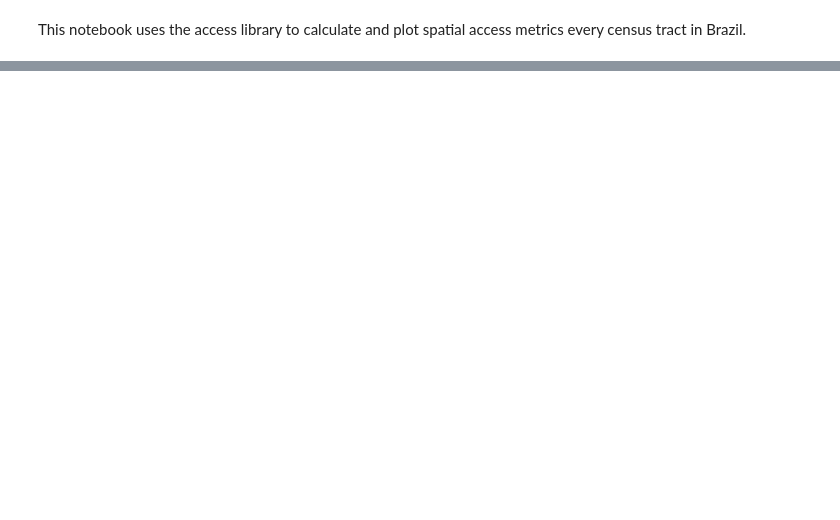
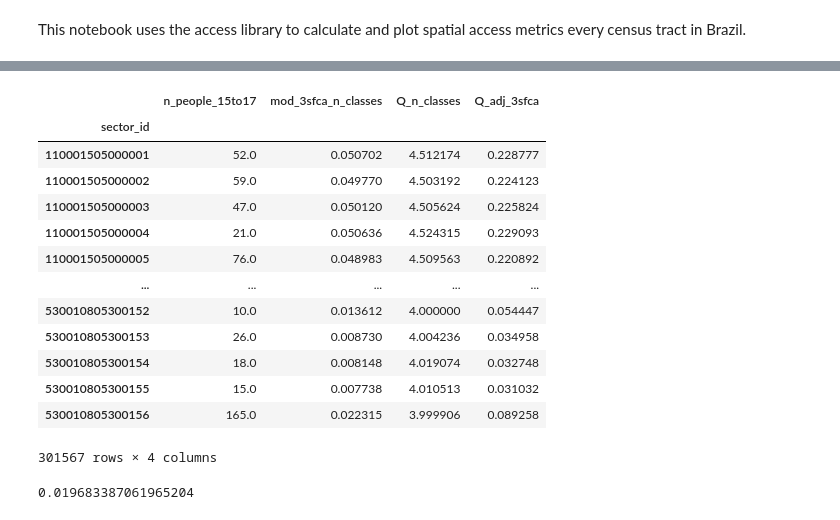
Before and after one commit to felipehlvo/access_to_education_map, a Jupyter notebook: notebooks/Access Metric - Brazil.ipynb, the cells around one changed output, grey strips where cells are left out. Cells and saved outputs as stored; diff of their text form; code cells hidden in the pictures; blank space fills up the shorter version.

```diff
--- a/notebooks/Access Metric - Brazil.ipynb
+++ b/notebooks/Access Metric - Brazil.ipynb
@@ -75,7 +80,7 @@ A = Access(
     demand_value="n_people_15to17",
     supply_df=geo_school_census_df,
     supply_index="school_id",
-    supply_value=["n_classes", "n_teachers"],
+    supply_value="n_classes",
     cost_df=dist_matrix,
     cost_origin="origin",
     cost_dest="dest",
@@ -110,0 +118,23 @@ access INFO     :: Overwriting e2sfca_n_teachers.
+# %%
+A.access_df["Q_adj_3sfca"] = A.access_df["mod_3sfca_n_classes"] * A.access_df["Q_n_classes"]
+# %%
+A.access_df
+# %% [output]
+|  | n_people_15to17 | mod_3sfca_n_classes | Q_n_classes | Q_adj_3sfca |
+| sector_id |  |  |  |  |
+| 110001505000001 | 52.0 | 0.050702 | 4.512174 | 0.228777 |
+| 110001505000002 | 59.0 | 0.049770 | 4.503192 | 0.224123 |
+| 110001505000003 | 47.0 | 0.050120 | 4.505624 | 0.225824 |
+| 110001505000004 | 21.0 | 0.050636 | 4.524315 | 0.229093 |
+| 110001505000005 | 76.0 | 0.048983 | 4.509563 | 0.220892 |
+| ... | ... | ... | ... | ... |
+| 530010805300152 | 10.0 | 0.013612 | 4.000000 | 0.054447 |
+| 530010805300153 | 26.0 | 0.008730 | 4.004236 | 0.034958 |
+| 530010805300154 | 18.0 | 0.008148 | 4.019074 | 0.032748 |
+| 530010805300155 | 15.0 | 0.007738 | 4.010513 | 0.031032 |
+| 530010805300156 | 165.0 | 0.022315 | 3.999906 | 0.089258 |
+301567 rows × 4 columns
+# %%
+A.access_df["mod_3sfca_n_classes"].mean()
+# %% [output]
+0.019683387061965204
```
Also changed, not shown: parts of 12 cells of this notebook, 7 other files.
